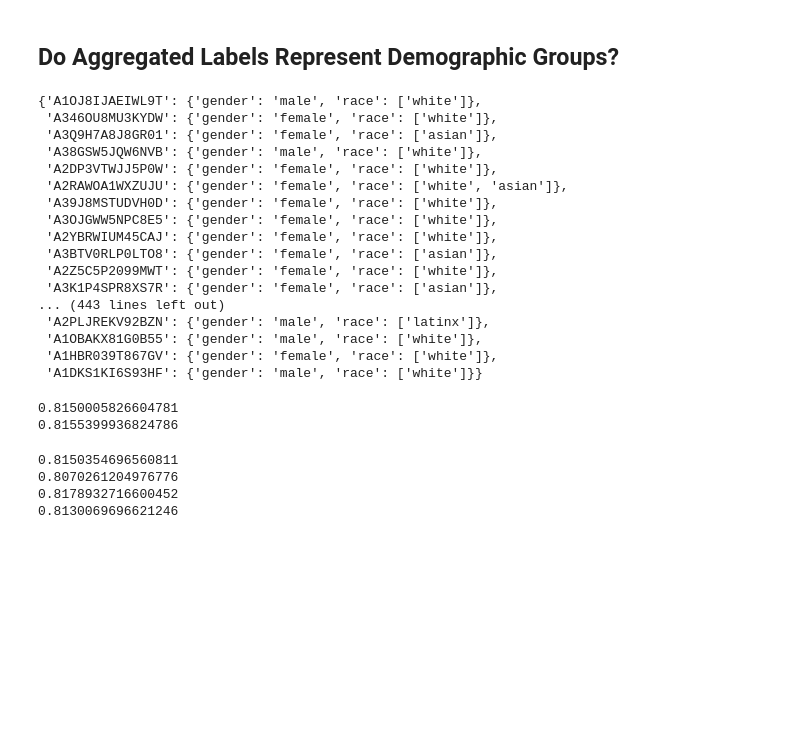
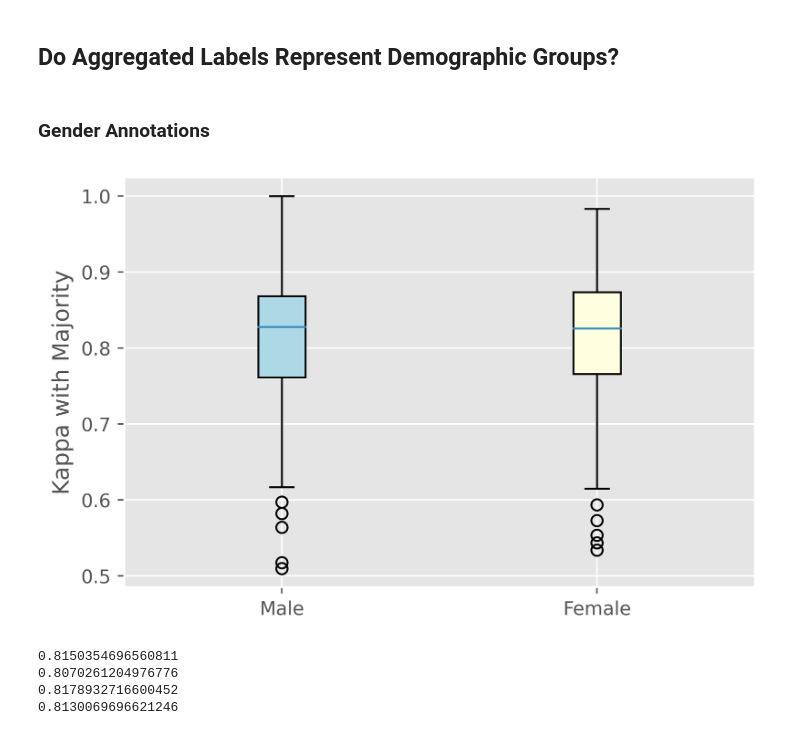
Before and after one commit to princetonvisualai/gender-artifacts, a Jupyter notebook: label_analysis.ipynb, the cells around one changed output. Saved outputs shown, nothing was run; the diff lists cells and outputs as text; code cells hidden in the pictures; blank space fills up the shorter version.

Commit message:
Add worker demographic analysis

```diff
--- a/label_analysis.ipynb
+++ b/label_analysis.ipynb
@@ -95,25 +91,8 @@ Text(0.5, 1.0, 'Skin Color')
 ## Do Aggregated Labels Represent Demographic Groups?
 # %%
 worker_demographics = pickle.load(open('data/worker_demographics.pkl', 'rb'))
-worker_demographics
-# %% [output]
-{'A1OJ8IJAEIWL9T': {'gender': 'male', 'race': ['white']},
- 'A346OU8MU3KYDW': {'gender': 'female', 'race': ['white']},
- 'A3Q9H7A8J8GR01': {'gender': 'female', 'race': ['asian']},
- 'A38GSW5JQW6NVB': {'gender': 'male', 'race': ['white']},
- 'A2DP3VTWJJ5P0W': {'gender': 'female', 'race': ['white']},
- 'A2RAWOA1WXZUJU': {'gender': 'female', 'race': ['white', 'asian']},
- 'A39J8MSTUDVH0D': {'gender': 'female', 'race': ['white']},
- 'A3OJGWW5NPC8E5': {'gender': 'female', 'race': ['white']},
- 'A2YBRWIUM45CAJ': {'gender': 'female', 'race': ['white']},
- 'A3BTV0RLP0LTO8': {'gender': 'female', 'race': ['asian']},
- 'A2Z5C5P2099MWT': {'gender': 'female', 'race': ['white']},
- 'A3K1P4SPR8XS7R': {'gender': 'female', 'race': ['asian']},
-... (443 lines left out)
- 'A2PLJREKV92BZN': {'gender': 'male', 'race': ['latinx']},
- 'A1OBAKX81G0B55': {'gender': 'male', 'race': ['white']},
- 'A1HBR039T867GV': {'gender': 'female', 'race': ['white']},
- 'A1DKS1KI6S93HF': {'gender': 'male', 'race': ['white']}}
+# %% [markdown]
+### Gender Annotations
 # %%
 def worker_gender(att, gender):
     wtoa = {}
@@ -149,12 +128,21 @@ def worker_race(att, race):
 # %%
 male_gender = get_irr(worker_gender('gender', 'male'))
 female_gender = get_irr(worker_gender('gender', 'female'))
-
-print(np.mean(male_gender))
-print(np.mean(female_gender))
+fvalue, pvalue = stats.f_oneway(male_gender, female_gender)
+print(fvalue, pvalue)
-# %% [output]
-0.8150005826604781
-0.8155399936824786
+# %%
+plt.style.use('ggplot')
+plt.figure(dpi=500)
+# fig, ax = plt.figure()
+bplot = plt.boxplot((male_gender, female_gender), patch_artist=True, labels=['Male', 'Female'], vert=True)
+# plt.xticks(ticks=[1, 2], labels= ['Male', 'Female'])
+plt.ylabel('Kappa with Majority')
+
+colors = ['lightblue', 'lightyellow']
+for patch, color in zip(bplot['boxes'], colors):
+    patch.set_facecolor(color)
+# %% [output]
+[figure, added]
 # %%
 white_gender = get_irr(worker_race('gender', 'white'))
 black_gender = get_irr(worker_race('gender', 'black'))
```
Also changed, not shown: parts of 11 cells of this notebook.
